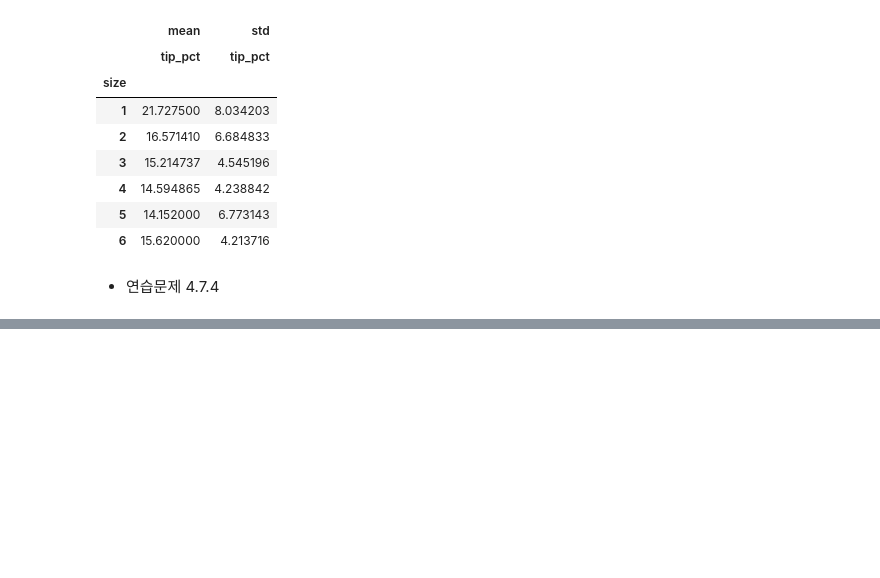
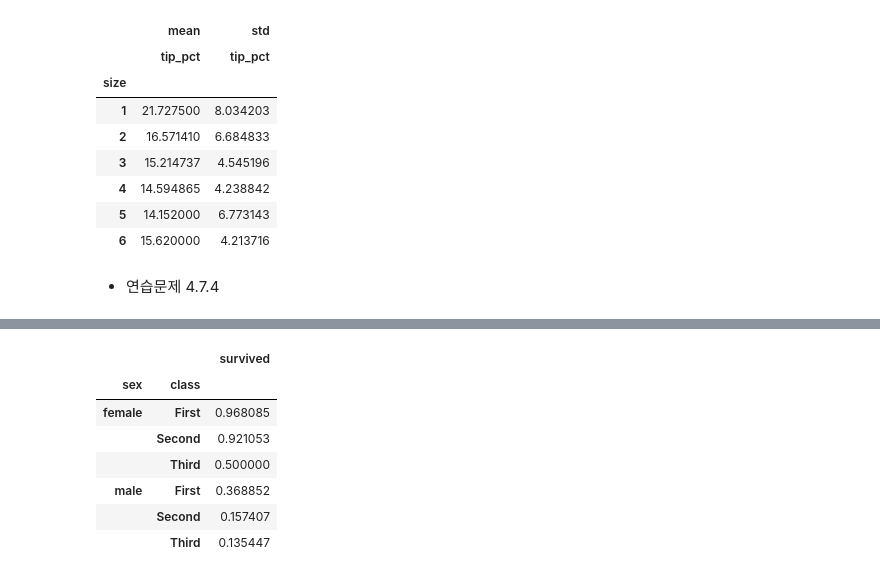
Before and after one commit to ckiekim/DataAnalysis-2023.09, a Jupyter notebook: 02.Pandas/08.그룹분석.ipynb, the cells around one changed output, grey strips where cells are left out. Cells and saved outputs as stored; diff of their text form; code cells hidden in the pictures; blank space fills up the shorter version.

```diff
--- a/02.Pandas/08.그룹분석.ipynb
+++ b/02.Pandas/08.그룹분석.ipynb
@@ -318,0 +344,11 @@ tips.pivot_table('tip_pct', 'size', aggfunc=['mean','std'])
+# %%
+df.groupby(['sex','class'])[['survived']].mean()
+# %% [output]
+|  |  | survived |
+| sex | class |  |
+| female | First | 0.968085 |
+|  | Second | 0.921053 |
+|  | Third | 0.500000 |
+| male | First | 0.368852 |
+|  | Second | 0.157407 |
+|  | Third | 0.135447 |
```
Also changed, not shown: parts of 4 cells of this notebook.
